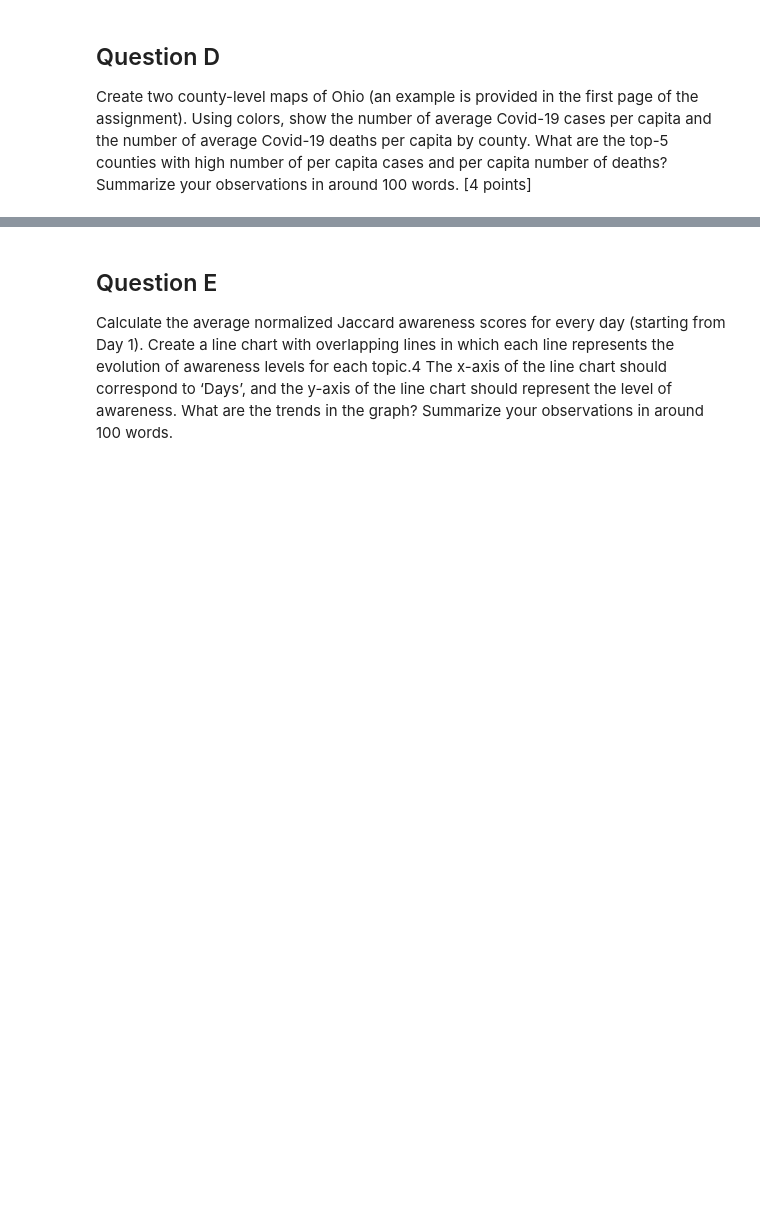
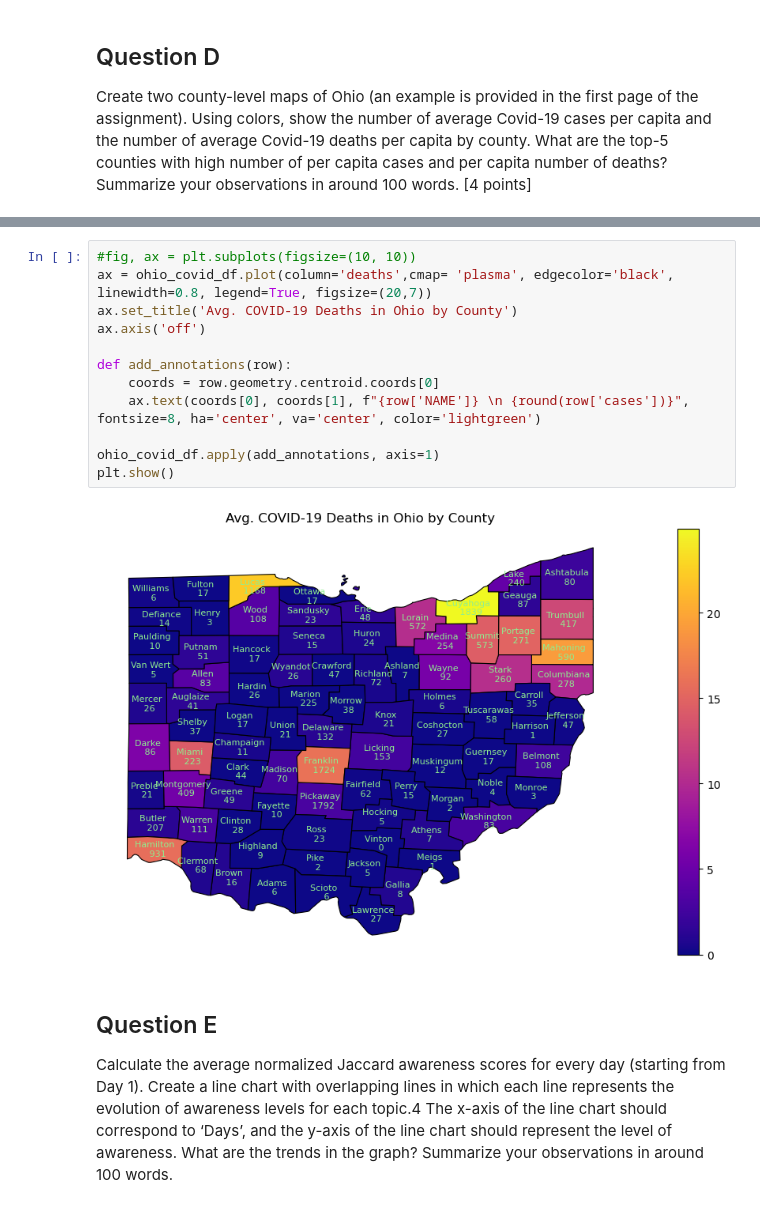
Before and after one commit to babli18/Covid-19-Awareness-Cases-in-Ohio, a Jupyter notebook: descriptive.ipynb, the cells around one changed output, grey strips where cells are left out. Drawn from its saved outputs; the diff is of its cells as text; blank space fills up the shorter version.

```diff
--- a/descriptive.ipynb
+++ b/descriptive.ipynb
@@ -222,3 +240,17 @@ avg_covid_county_agg
+# %%
+#fig, ax = plt.subplots(figsize=(10, 10))
+ax = ohio_covid_df.plot(column='deaths',cmap= 'plasma', edgecolor='black', linewidth=0.8, legend=True, figsize=(20,7))
+ax.set_title('Avg. COVID-19 Deaths in Ohio by County')
+ax.axis('off')
+
+def add_annotations(row):
+    coords = row.geometry.centroid.coords[0]
+    ax.text(coords[0], coords[1], f"{row['NAME']} \n {round(row['cases'])}", fontsize=8, ha='center', va='center', color='lightgreen')
+
+ohio_covid_df.apply(add_annotations, axis=1)
+plt.show()
+# %% [output]
+[figure, added]
 # %% [markdown]
 ## Question E
 Calculate the average normalized Jaccard awareness scores for every day (starting from Day 1).
```
Also changed, not shown: parts of 8 cells of this notebook, 3 other files.
